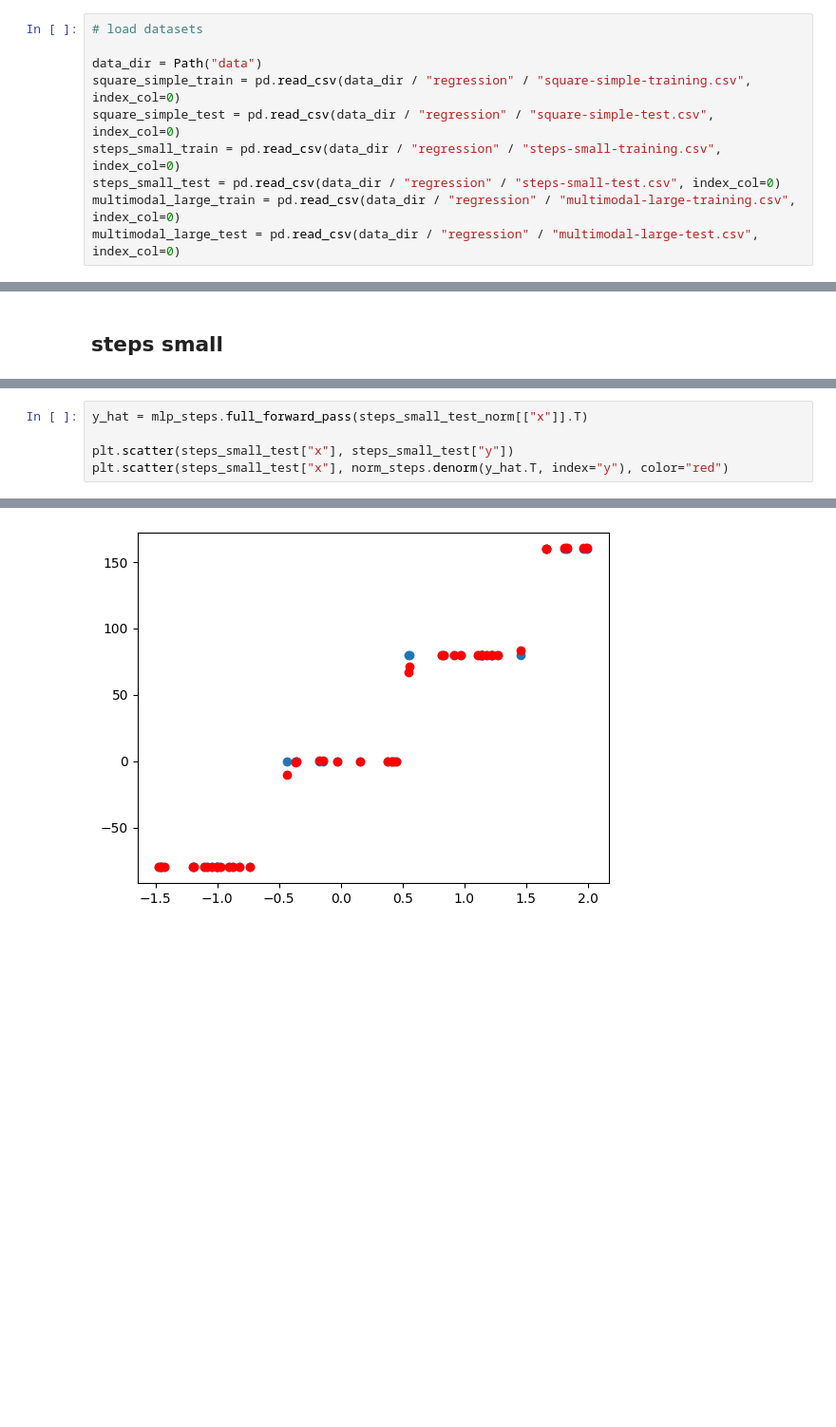
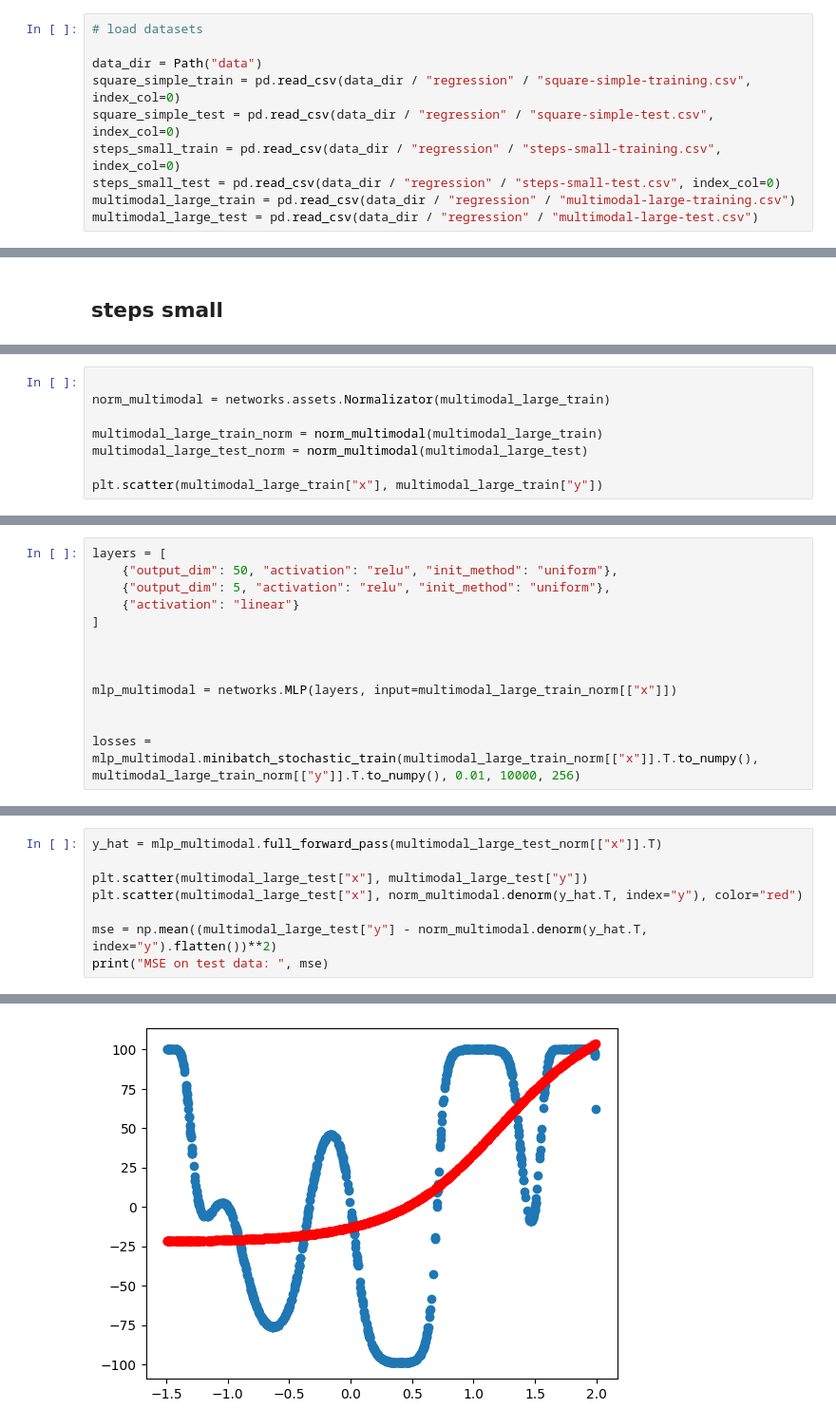
Before and after one commit to Fersoil/miowad, a Jupyter notebook: NN/NN2.ipynb, the cells around one changed output, grey strips where cells are left out. Shown: that part at 95% size. Drawn from its saved outputs; the diff is of its cells as text; blank space fills up the shorter version.

```diff
--- a/NN/NN2.ipynb
+++ b/NN/NN2.ipynb
@@ -14,8 +20,8 @@ square_simple_train = pd.read_csv(data_dir / "regression" / "square-simple-train
 square_simple_test = pd.read_csv(data_dir / "regression" / "square-simple-test.csv", index_col=0)
 steps_small_train = pd.read_csv(data_dir / "regression" / "steps-small-training.csv", index_col=0)
 steps_small_test = pd.read_csv(data_dir / "regression" / "steps-small-test.csv", index_col=0)
-multimodal_large_train = pd.read_csv(data_dir / "regression" / "multimodal-large-training.csv", index_col=0)
-multimodal_large_test = pd.read_csv(data_dir / "regression" / "multimodal-large-test.csv", index_col=0)
+multimodal_large_train = pd.read_csv(data_dir / "regression" / "multimodal-large-training.csv")
+multimodal_large_test = pd.read_csv(data_dir / "regression" / "multimodal-large-test.csv")
 # %% [markdown]
 # square simple train
 # %% [markdown]
@@ -243,0 +329,8 @@ Epoch: 94760, Loss: 7.530534
+# %%
+
+norm_multimodal = networks.assets.Normalizator(multimodal_large_train)
+
+multimodal_large_train_norm = norm_multimodal(multimodal_large_train)
+multimodal_large_test_norm = norm_multimodal(multimodal_large_test)
+
+plt.scatter(multimodal_large_train["x"], multimodal_large_train["y"])
@@ -243,0 +340,13 @@ Epoch: 94760, Loss: 7.530534
+# %%
+layers = [
+    {"output_dim": 50, "activation": "relu", "init_method": "uniform"},
+    {"output_dim": 5, "activation": "relu", "init_method": "uniform"},
+    {"activation": "linear"}
+]
+
+
+
+mlp_multimodal = networks.MLP(layers, input=multimodal_large_train_norm[["x"]])
+
+
+losses = mlp_multimodal.minibatch_stochastic_train(multimodal_large_train_norm[["x"]].T.to_numpy(), multimodal_large_train_norm[["y"]].T.to_numpy(), 0.01, 10000, 256)
@@ -252,6 +400,9 @@ Text(0.5, 1.0, 'Training Loss')
 # %%
-y_hat = mlp_steps.full_forward_pass(steps_small_test_norm[["x"]].T)
+y_hat = mlp_multimodal.full_forward_pass(multimodal_large_test_norm[["x"]].T)
 
-plt.scatter(steps_small_test["x"], steps_small_test["y"])
-plt.scatter(steps_small_test["x"], norm_steps.denorm(y_hat.T, index="y"), color="red")
+plt.scatter(multimodal_large_test["x"], multimodal_large_test["y"])
+plt.scatter(multimodal_large_test["x"], norm_multimodal.denorm(y_hat.T, index="y"), color="red")
+
+mse = np.mean((multimodal_large_test["y"] - norm_multimodal.denorm(y_hat.T, index="y").flatten())**2)
+print("MSE on test data: ", mse)
 # %% [output]
@@ -259 +410 @@ plt.scatter(steps_small_test["x"], norm_steps.denorm(y_hat.T, index="y"), color=
-[figure, old version]
+[figure, new version]
```
Also changed, not shown: parts of 28 cells of this notebook, 3 other files.
